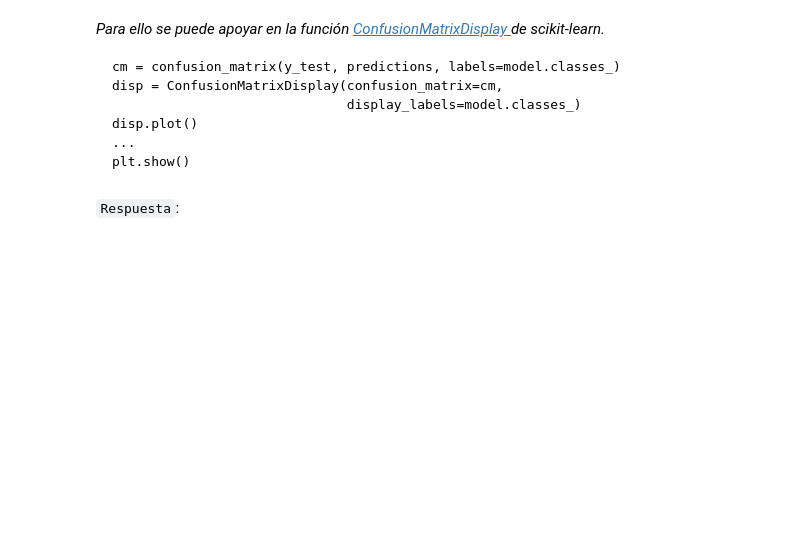
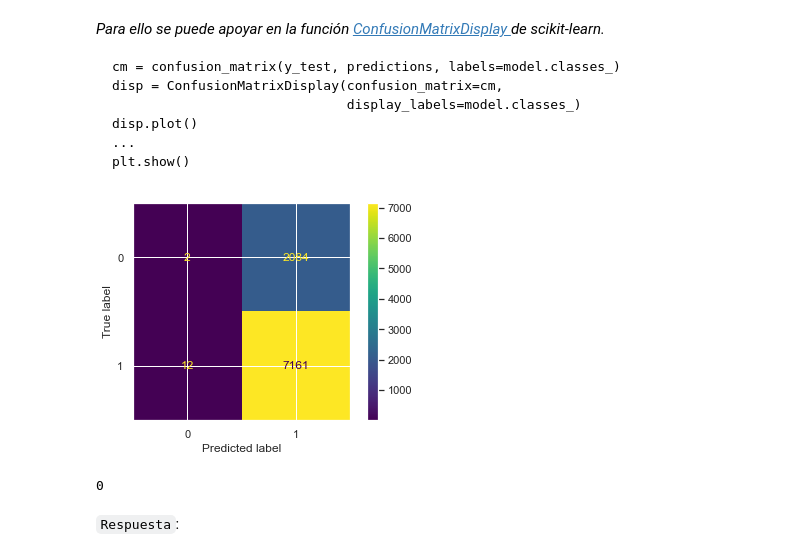
Before and after one commit to Bastian951/INF398-INTRODUCCION-AL-APRENDIZAJE-AUTOMATICO, a Jupyter notebook: Tarea 1/Tarea_1_ML_2022_1.ipynb, the cells around one changed output. Drawn from its saved outputs; the diff is of its cells as text; code cells hidden in the pictures; blank space fills up the shorter version.

````diff
--- a/Tarea 1/Tarea_1_ML_2022_1.ipynb
+++ b/Tarea 1/Tarea_1_ML_2022_1.ipynb
@@ -722,2 +728,9 @@ Para la variable `param_dist` lea la documentación del modelo que selecciono y
+# %%
+# Llamar a la funcion
+df_train, df_test = train_test_split(df_data, test_size=0.2)
+df_val, df_test = train_test_split(df_test, test_size=0.5)
+df_train, df_test, df_val = preprocesamiento(["weight", "looped"],["income", "count", "length"],["neighbors"],['year'],['label',"neighbors"],['day'],df_train,df_test,df_val)
+
+logreg_hiper = logreg_hyperparam(df_val)
 # %%
 # Mostrar los hiperparametros
@@ -739,2 +748,19 @@ Para la variable `param_dist` lea la documentación del modelo que selecciono y
+# %%
+# Funcion que evalua el mejor modelo con los hiperparametros encontrados anteriormente
+def logreg(data_train,data_test,hyperparam):
+    modelo = LogisticRegression(random_state=SEED,penalty=hyperparam["penalty"],C=hyperparam["C"])
+
+    modelo = modelo.fit(data_train.loc[:, data_train.columns != 'label'], data_train["label"])
+    y_pred = modelo.predict(data_test.loc[:, data_train.columns != 'label'])
+
+    acc=accuracy_score(data_test["label"],y_pred)
+    macro_pre=precision_score(data_test["label"],y_pred,average='macro')
+    macro_rec=recall_score(data_test["label"],y_pred, average='macro')
+    f1=f1_score(data_test["label"],y_pred, average='macro')
+
+    return y_pred,modelo, acc,macro_pre,macro_rec,f1
+# %%
+# Llamar a la funcion
+y_pred, modelo, acc,macro_pre,macro_rec,f1=logreg(df_train,df_test,logreg_hiper)
 # %%
 # Mostrar los resultados obtenidos en terminos de acc, macro_pre, macro_rec y macro_f1
@@ -755,4 +789,9 @@ plt.show()
 ```
 # %%
 # Funcion que muestra la matriz de confusion para el conjunto de testing
-### START CODE HERE ###
+def conf_matrix(y_test,predictions,model):
+    cm = confusion_matrix(y_test, predictions, labels=model.classes_)
+    disp = ConfusionMatrixDisplay(confusion_matrix=cm,display_labels=model.classes_)
+    disp.plot()
+    plt.show()
+    return 0
@@ -761,3 +798,8 @@ plt.show()
+# %%
+conf_matrix(df_test["label"],y_pred,modelo)
+# %% [output]
+[figure, added]
+0
 # %% [markdown]
 `Respuesta`:
 # %% [markdown]
````
Also changed, not shown: parts of 25 cells of this notebook.
